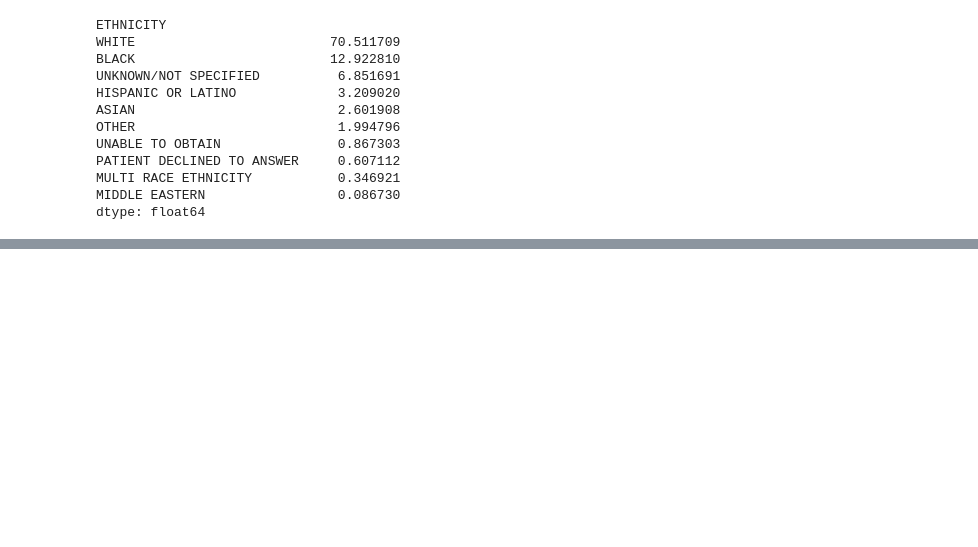
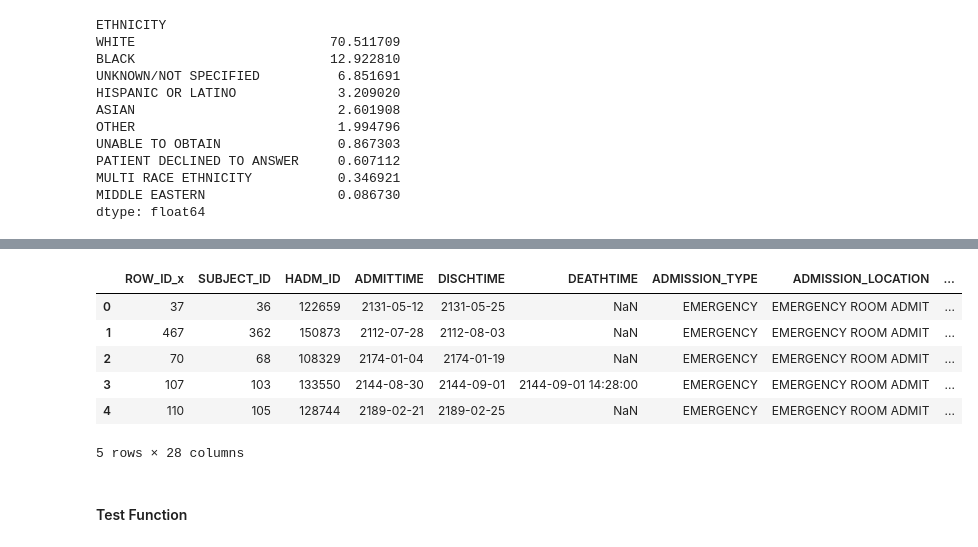
Before and after one commit to JessieZ-1204/MIMIC-III-VTE---Project, a Jupyter notebook: Breast Cancer Research.ipynb, the cells around one changed output, grey strips where cells are left out. Cells and saved outputs as stored; diff of their text form; code cells hidden in the pictures; blank space fills up the shorter version.

```diff
--- a/Breast Cancer Research.ipynb
+++ b/Breast Cancer Research.ipynb
@@ -540,0 +521,4 @@ df_age.head(5)
+# %%
+readmit = count_days(readmit)
+# %%
+readmit['READMIT_DAY'] = readmit['READMIT_DAY'].astype(int)
@@ -540,0 +529,12 @@ df_age.head(5)
+# %%
+readmit.head()
+# %% [output]
+|  | ROW_ID_x | SUBJECT_ID | HADM_ID | ADMITTIME | DISCHTIME | DEATHTIME | ADMISSION_TYPE | ADMISSION_LOCATION | ... |
+| 0 | 37 | 36 | 122659 | 2131-05-12 | 2131-05-25 | NaN | EMERGENCY | EMERGENCY ROOM ADMIT | ... |
+| 1 | 467 | 362 | 150873 | 2112-07-28 | 2112-08-03 | NaN | EMERGENCY | EMERGENCY ROOM ADMIT | ... |
+| 2 | 70 | 68 | 108329 | 2174-01-04 | 2174-01-19 | NaN | EMERGENCY | EMERGENCY ROOM ADMIT | ... |
+| 3 | 107 | 103 | 133550 | 2144-08-30 | 2144-09-01 | 2144-09-01 14:28:00 | EMERGENCY | EMERGENCY ROOM ADMIT | ... |
+| 4 | 110 | 105 | 128744 | 2189-02-21 | 2189-02-25 | NaN | EMERGENCY | EMERGENCY ROOM ADMIT | ... |
+5 rows × 28 columns
+# %% [markdown]
+#### Test Function
```
Also changed, not shown: parts of 46 cells of this notebook.
